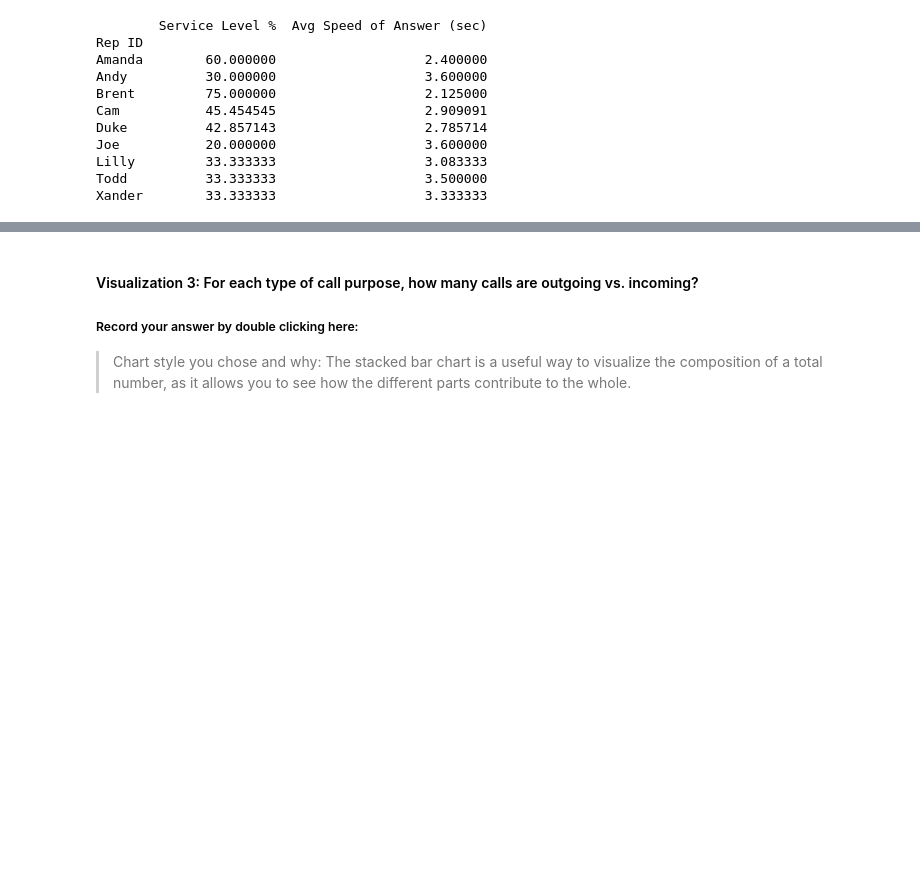
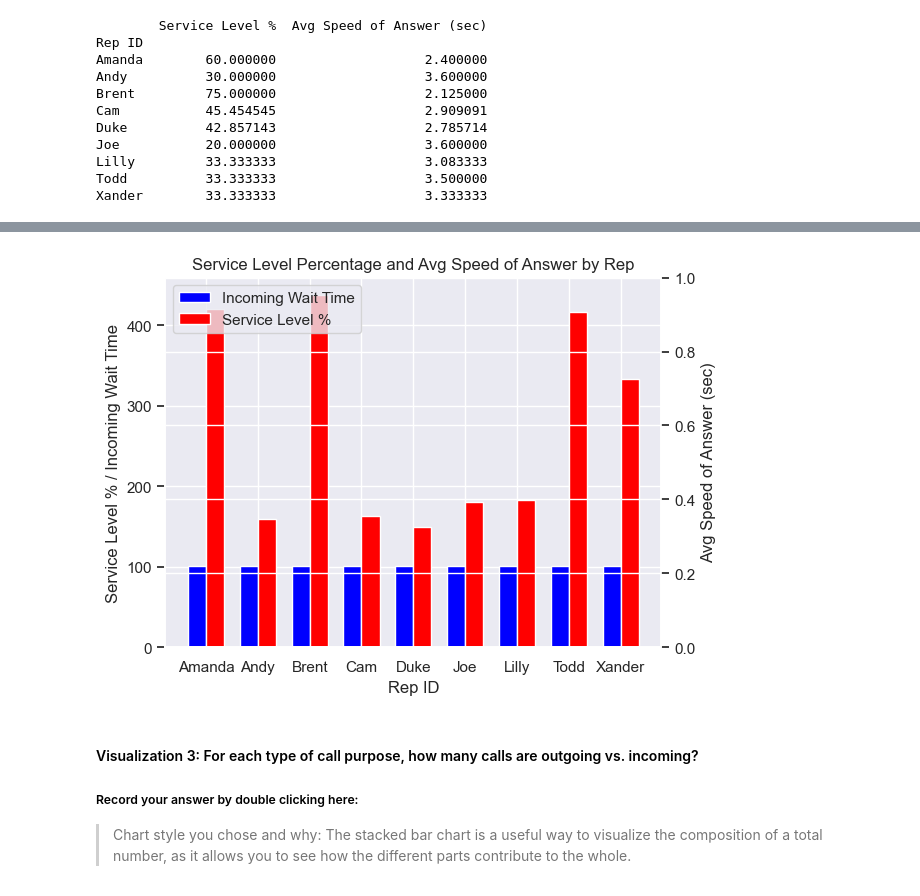
Before and after one commit to farasaidi/call-center-cleanup-assignment, a Jupyter notebook: Call_Center_Cleanup.ipynb, the cells around one changed output, grey strips where cells are left out. Drawn from its saved outputs; the diff is of its cells as text; code cells hidden in the pictures; blank space fills up the shorter version.

```diff
--- a/Call_Center_Cleanup.ipynb
+++ b/Call_Center_Cleanup.ipynb
@@ -540,3 +475,70 @@ plt.show()
+# %%
+# Create visualization 2 here
+# north_plt contains the data you need for the average speed of answer of each rep
+
+north_plt = north_df.groupby("Rep ID")["Incoming Wait Time"].mean().to_frame().reset_index()
+
+# Finding each Rep's Personal Service Level Percentage.  Basically, Calls within 2 secs / total calls
+
+# Table 1: Total Incoming calls less than 2 seconds grouped by Rep
+quick_calls = north_df[north_df["Incoming Wait Time"] <= 2.0]
+quick_reps = quick_calls[["Rep ID", "Calls"]]
+quick_stats = quick_reps.groupby(["Rep ID"]).sum()  # Final Table
+
+
+# Table 2: Total Incoming Calls Only grouped by Rep
+total_calls_in = north_df[north_df["Incoming or Outgoing"] == "Incoming"]
+rep_calls = total_calls_in[["Rep ID", "Calls"]]
+total_stats = rep_calls.groupby(["Rep ID"]).sum() # Final Table
+
+#  Table 3: Service Level Percentage created via merge
+service_level = pd.merge(quick_stats, total_stats, on="Rep ID")
+
+# Create Percentage Column in Table 3
+service_level["Service Level %"] = service_level["Calls_x"]/service_level["Calls_y"] * 100
+
+#Your Code Here:
+# Merge the north_plt and service_level dataframes
+north_stats = pd.merge(north_plt, service_level, on="Rep ID")
+
+fig, ax1 = plt.subplots()
+ax2 = ax1.twinx()
+
+
+# set the width of the bars
+bar_width = 0.35
+
+# create an array of x-axis positions for the bar chart
+x = np.arange(len(north_stats))
+
+# plot the incoming wait time as a bar chart
+# ax1.bar(x, north_stats["Incoming Wait Time"], color="blue", width=bar_width, label="Incoming Wait Time")
+
+ax1.bar(x, north_stats["Incoming Wait Time"]+100, color="blue", width=bar_width, label="Incoming Wait Time")
+
+# plot the service level percentage as a bar chart
+ax1.bar(x + bar_width, north_stats["Service Level %"], color="red", width=bar_width, label="Service Level %")
+
+# set the chart title and labels for x-axis and y-axis
+plt.title("Service Level Percentage and Avg Speed of Answer by Rep")
+ax1.set_xlabel("Rep ID")
+ax1.set_ylabel("Service Level % / Incoming Wait Time")
+ax2.set_ylabel("Avg Speed of Answer (sec)")
+
+# set the x-axis tick positions and labels
+plt.xticks(x + bar_width/2, north_stats["Rep ID"])
+
+# rotate the x-axis labels for better visibility
+plt.xticks(rotation=45)
+
+
+# add a legend
+ax1.legend(loc="upper left")
+
+# show the chart
+plt.show()
+# %% [output]
+[figure, added]
 # %% [markdown]
 #### Visualization 3: For each type of call purpose, how many calls are outgoing vs. incoming?
 ##### Record your answer by double clicking here:
```
Also changed, not shown: parts of 12 cells of this notebook.
